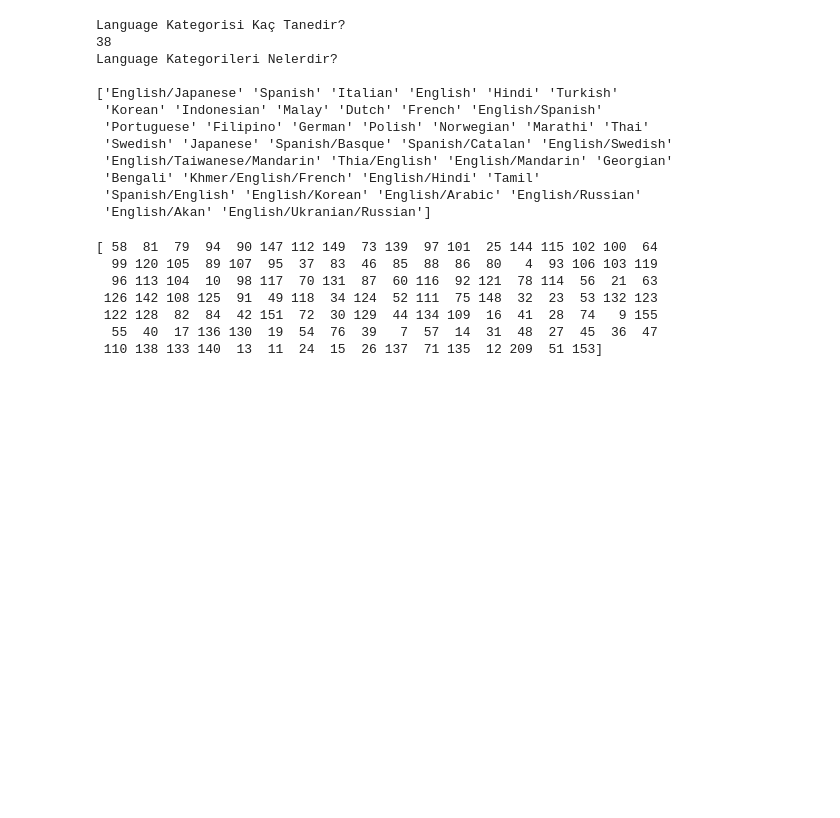
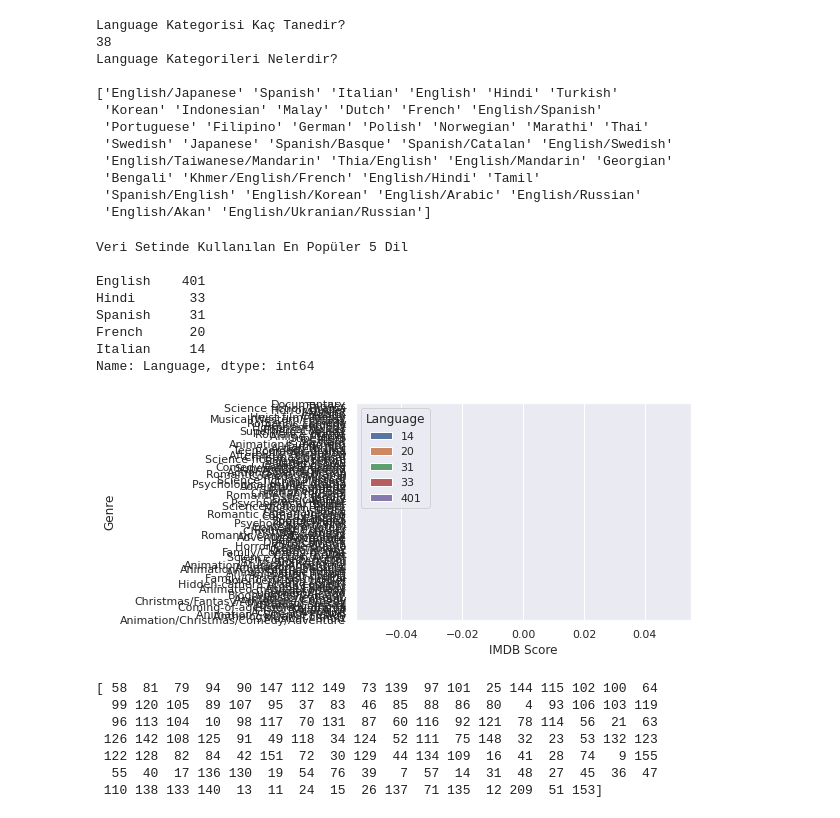
Before and after one commit to berkertekin/proje2, a Jupyter notebook: proje2_mainbt.ipynb, the cells around one changed output. Saved outputs shown, nothing was run; the diff lists cells and outputs as text; code cells hidden in the pictures; blank space fills up the shorter version.

```diff
--- a/proje2_mainbt.ipynb
+++ b/proje2_mainbt.ipynb
@@ -343,3 +343,18 @@ Language Kategorileri Nelerdir?
+# %%
+print("Veri Setinde Kullanılan En Popüler 5 Dil\n")
+top_5_lang = netflix.Language.value_counts().nlargest(5)
+print(top_5_lang)
+sns.barplot(y="Genre",x="IMDB Score",hue=top_5_lang, data=netflix, orient="h"); #3 değişkenli, çoklu karşılaştırmalı
+# %% [output]
+Veri Setinde Kullanılan En Popüler 5 Dil
+
+English    401
+Hindi       33
+Spanish     31
+French      20
+Italian     14
+Name: Language, dtype: int64
+[figure, added]
 # %%
 print(netflix['Runtime'].unique())
 sns.regplot(data=netflix,x='IMDB Score',y='Runtime',scatter_kws={'s':2});
```
Also changed, not shown: parts of 6 cells of this notebook.
